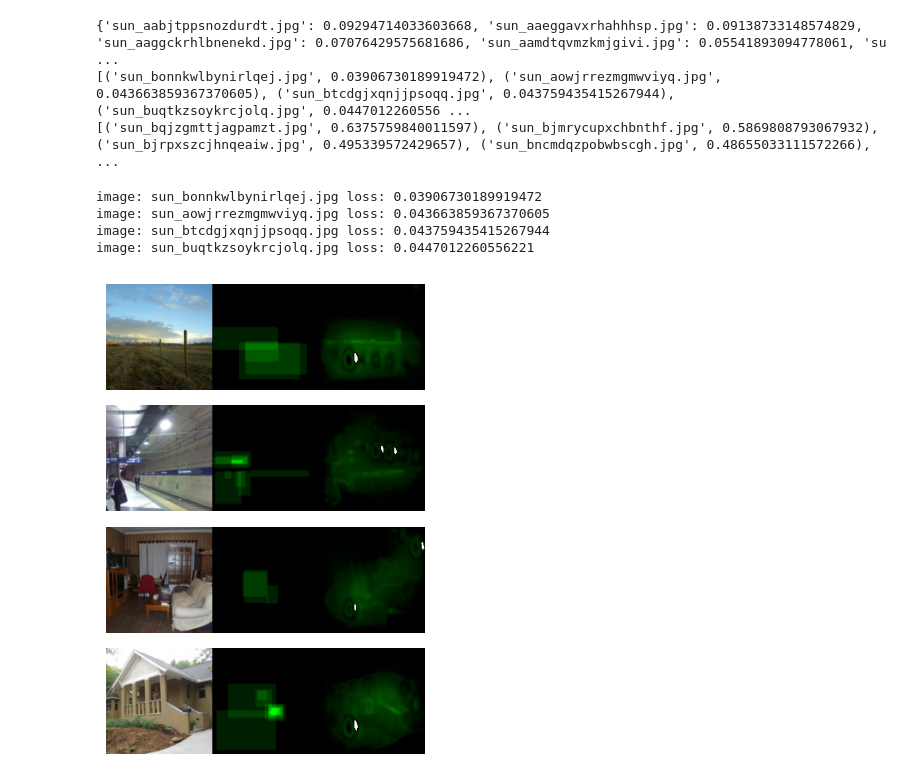
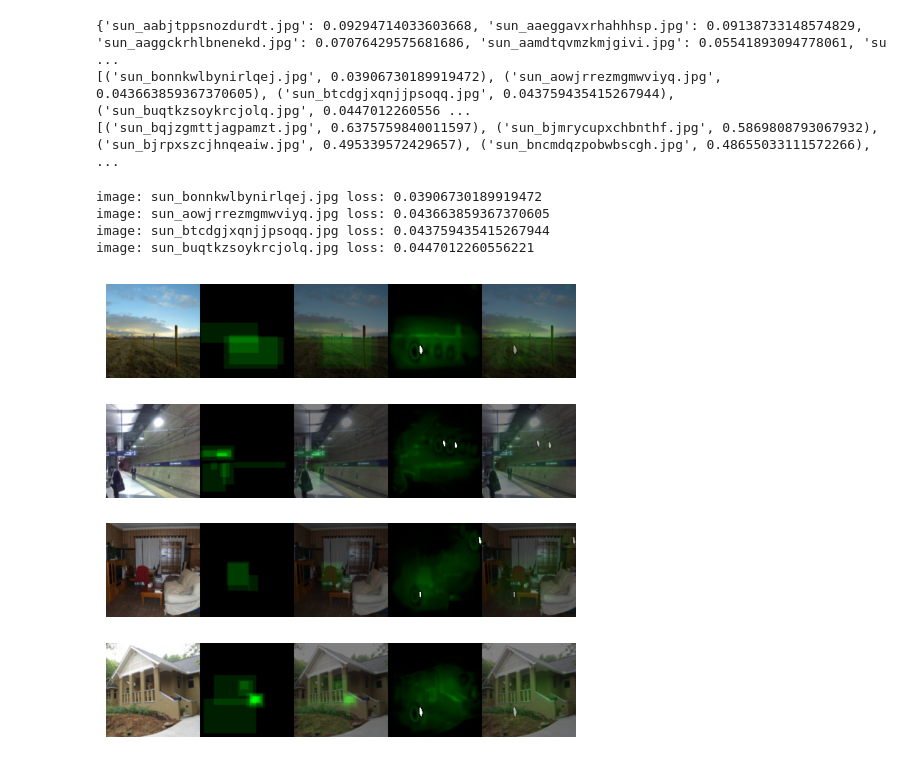
Before and after one commit to BabarKhanDev/Dissertation, a Jupyter notebook: autoencoder/Autoencoder.ipynb, the cells around one changed output. Cells and saved outputs as stored; diff of their text form; code cells hidden in the pictures.

Commit message:
update display at end

```diff
--- a/autoencoder/Autoencoder.ipynb
+++ b/autoencoder/Autoencoder.ipynb
@@ -374,34 +374,37 @@ print(worst_image_scores)
 # %%
 # Display boilerplate
 figure = plt.figure(figsize=(5,5))
 cols, rows = 1, 4
 
 # Show the best
 for i in range(rows):
 
     image_path   = best_image_scores[i][0]
     print(f"image: {best_image_scores[i][0]} loss: {best_image_scores[i][1]}")
     image        = image_transforms(Image.open(f"../VISCHEMA_PLUS/images/{image_path}").convert("RGB")).to(device)
     label        = image_transforms(Image.open(f"../VISCHEMA_PLUS/vms/{image_path}").convert("RGB")).to(device)
     image, label = image[None, :], label[None, :]
     output       = model(image)
 
-    display      = (torch.cat([image.to("cpu"), label.to("cpu"), output.to("cpu").detach()], dim=3) + 1)/2
+    ideal        = torch.add(image, label)/2
+    output_cat   = torch.add(image, output)/2
+
+    display      = (torch.cat([image.to("cpu"), label.to("cpu"), ideal.to("cpu").detach(), output.to("cpu").detach(), output_cat.to("cpu").detach()], dim=3) + 1)/2
     display      = display.clip(0,1)
 
     figure.add_subplot(rows, cols, i+1)
     plt.axis("off")
     plt.imshow(display[0].squeeze().permute(1, 2, 0) )
 
 
 plt.tight_layout()
 plt.show()
 # %% [output]
 image: sun_bonnkwlbynirlqej.jpg loss: 0.03906730189919472
 image: sun_aowjrrezmgmwviyq.jpg loss: 0.043663859367370605
 image: sun_btcdgjxqnjjpsoqq.jpg loss: 0.043759435415267944
 image: sun_buqtkzsoykrcjolq.jpg loss: 0.0447012260556221
-[figure, old version]
+[figure, new version]
 # %%
 # Display boilerplate
 figure = plt.figure(figsize=(5,5))
```
Also changed, not shown: parts of 1 cell of this notebook.
